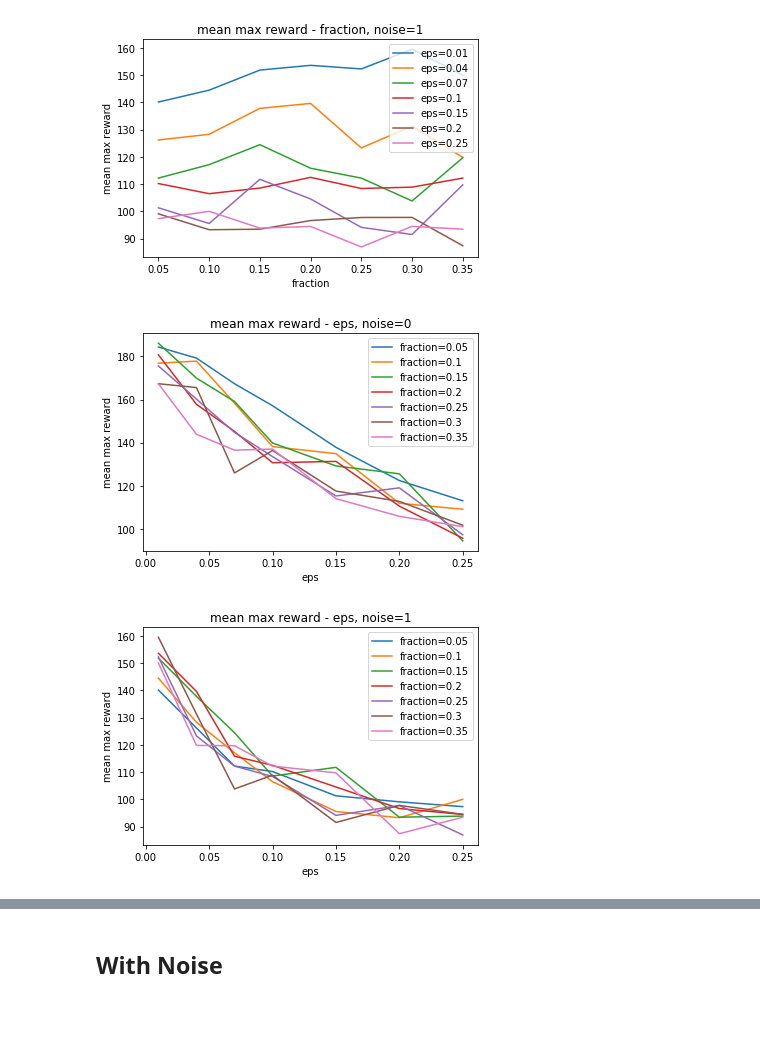
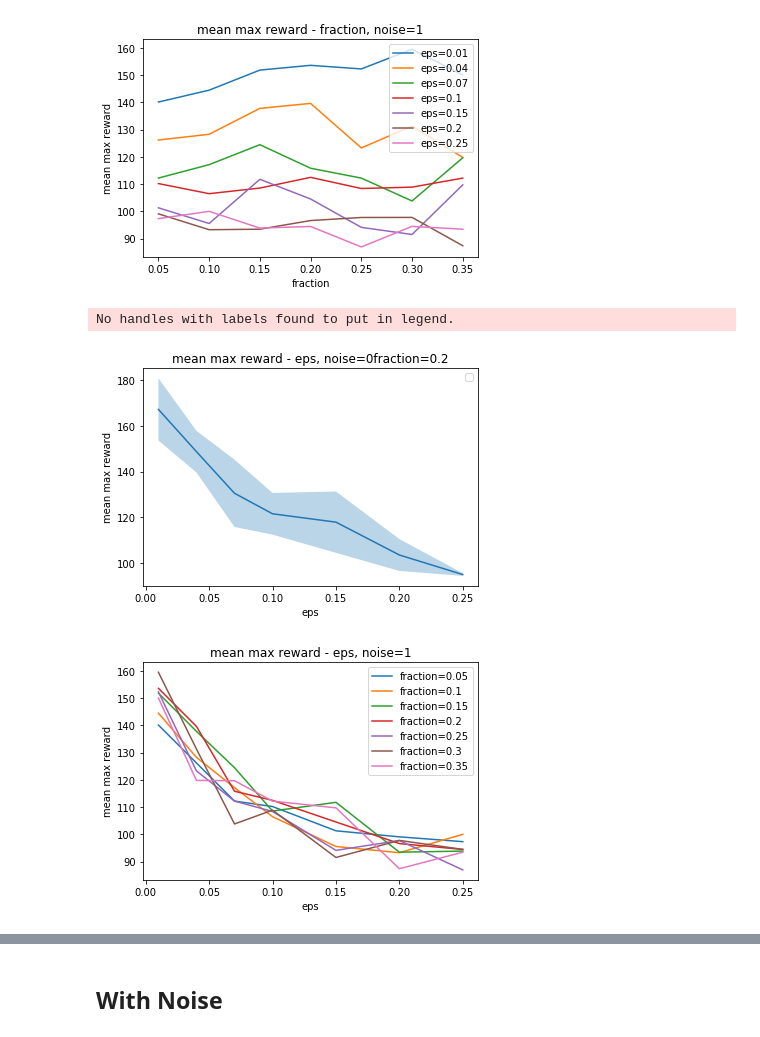
Before and after one commit to qifanz/baselines_GTL, a Jupyter notebook: baselines/deepq/plots.ipynb, the cells around one changed output, grey strips where cells are left out. Drawn from its saved outputs; the diff is of its cells as text; code cells hidden in the pictures.

Commit message:
fix multi filter bug

```diff
--- a/baselines/deepq/plots.ipynb
+++ b/baselines/deepq/plots.ipynb
@@ -26,10 +26,14 @@ possible_values=[[0.01, 0.04, 0.07, 0.1, 0.15, 0.2, 0.25],[0.05, 0.1, 0.15, 0.2,
 # %%
 def filterdata(data,Filter):
     filtered_data=[]
-    for k,v in Filter.items():
-        for row in data:
-            if abs(row[k] - v)<0.001:
-                filtered_data.append(row)
+    for row in data:
+        b_append=True
+        for k,v in Filter.items():
+
+            if abs(row[k] - v)>0.001:
+                b_append=False
+        if b_append==True:
+            filtered_data.append(row)
     return filtered_data
 # %%
 def plot(data,xlabel,ylabel,zlabel=None,Filter=None):
@@ -69,7 +73,7 @@ def plot(data,xlabel,ylabel,zlabel=None,Filter=None):
         for k,v in dt.items():
             x.append(k)
             vnp=np.array(v).astype(np.float32)
-            y_mean.append(np.mean(vnp))
+            y_mean.append(np.median(vnp))
             y_max.append(np.max(vnp))
             y_min.append(np.min(vnp))
         xs, ymean_s = zip(*sorted(zip(x, y_mean)))
@@ -100,7 +104,7 @@ def plot(data,xlabel,ylabel,zlabel=None,Filter=None):
             for k,v in dt.items():
                 x.append(k)
                 vnp=np.array(v).astype(np.float32)
-                y_mean.append(np.mean(vnp))
+                y_mean.append(np.median(vnp))
                 y_max.append(np.max(vnp))
                 y_min.append(np.min(vnp))
             xs, ymean_s = zip(*sorted(zip(x, y_mean)))
@@ -183,10 +187,11 @@ plot(data,1,3,0,Filter={2:1})
 [figure]
 [figure]
 # %%
-plot(data,0,3,1,Filter={2:0})
+plot(data,0,3,Filter={2:0,1:0.2})
 plot(data,0,3,1,Filter={2:1})
 # %% [output]
+No handles with labels found to put in legend.
-[figure, old version]
+[figure, new version]
 [figure]
 # %%
 
```
Also changed, not shown: parts of 2 cells of this notebook.
